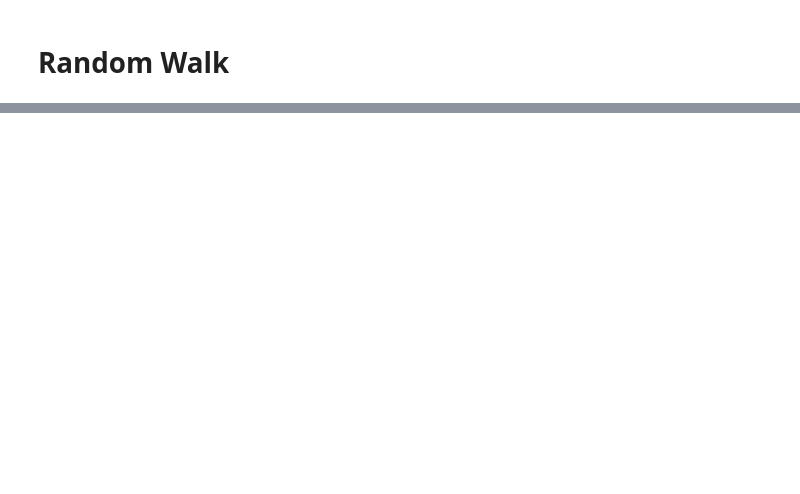
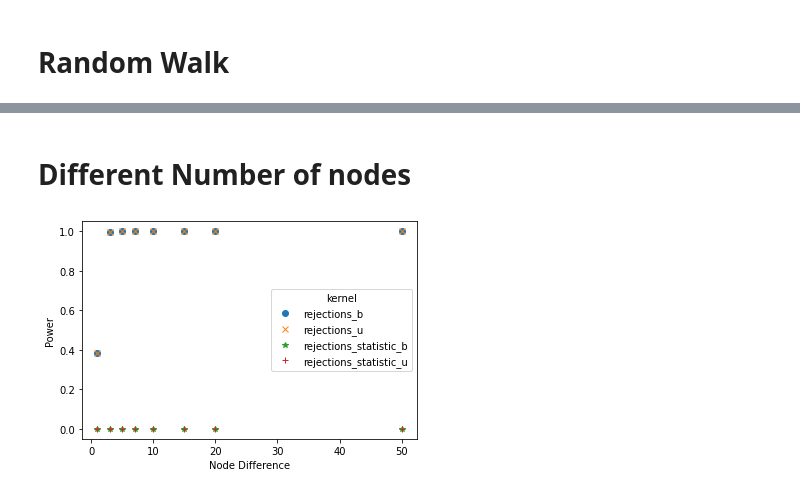
Before and after one commit to ragnarlevi/GTST, a Jupyter notebook: GraphMMDNotebook.ipynb, the cells around one changed output, grey strips where cells are left out. Drawn from its saved outputs; the diff is of its cells as text; code cells hidden in the pictures; blank space fills up the shorter version.

```diff
--- a/GraphMMDNotebook.ipynb
+++ b/GraphMMDNotebook.ipynb
@@ -227,0 +207,18 @@ timestamp = 2021-03-16 17:20:58.742771
+# %% [markdown]
+#  Different Number of nodes
+# %%
+fig, ax = plt.subplots()
+
+df_Binomial_WLOA['Node_diff'] = df_Binomial_WLOA['nr_nodes_2'] - df_Binomial_WLOA['nr_nodes_1']
+
+ax.plot(df_Binomial_WLOA['Node_diff'], df_Binomial_WLOA['rejections_b'], 'o', label='rejections_b')
+ax.plot(df_Binomial_WLOA['Node_diff'], df_Binomial_WLOA['rejections_u'], 'x', label='rejections_u')
+ax.plot(df_Binomial_WLOA['Node_diff'], df_Binomial_WLOA['rejections_statistic_b'], '*', label='rejections_statistic_b')
+ax.plot(df_Binomial_WLOA['Node_diff'], df_Binomial_WLOA['rejections_statistic_u'], '+', label='rejections_statistic_u')
+
+ax.legend(title = 'kernel')
+ax.set_xlabel('Node Difference')
+ax.set_ylabel('Power')
+plt.show()
+# %% [output]
+[figure, added]
```
Also changed, not shown: parts of 22 cells of this notebook, 18 other files.
